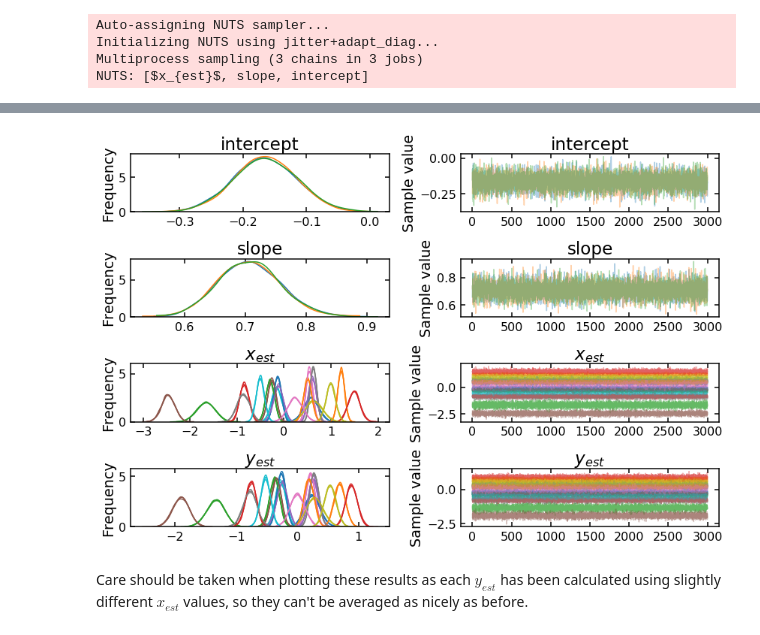
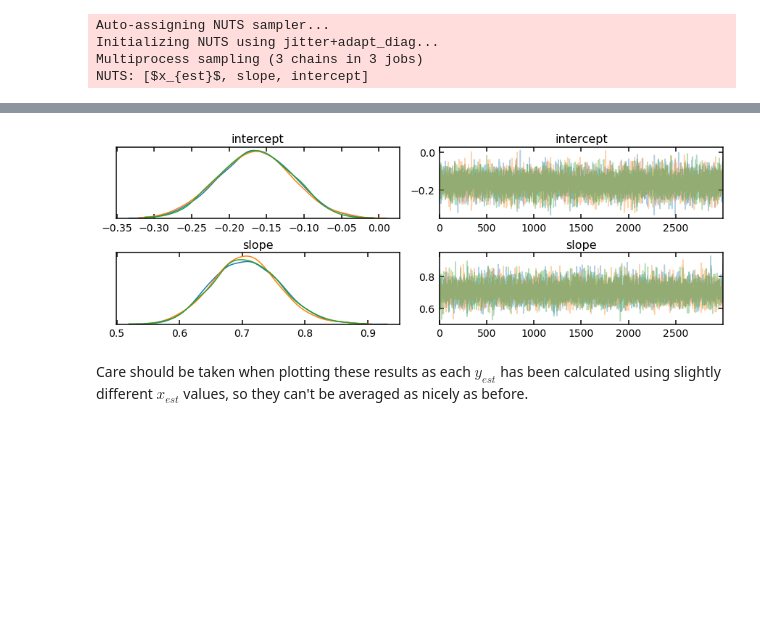
Before and after one commit to CKrawczyk/jupyter_data_languages, a Jupyter notebook: mcmc_fit_with_outliers_pymc.ipynb, the cells around one changed output, grey strips where cells are left out. Saved outputs shown, nothing was run; the diff lists cells and outputs as text; code cells hidden in the pictures; blank space fills up the shorter version.

```diff
--- a/mcmc_fit_with_outliers_pymc.ipynb
+++ b/mcmc_fit_with_outliers_pymc.ipynb
@@ -249,7 +249,6 @@ where $x_{i}, y_{i}, \sigma_{yi}$ are the data from the `.csv` file, $m, b$ are
 
 Since we will be using a Bayesian approach to this fitting, we need to define priors for our fit parameters $\theta = \left[ m, b, P_b, \{q_{i}\}, Y_b, V_b \right]$.  We will use weakly informative priors in all the parameters.
 # %%
-from types import SimpleNamespace
 # User the theano.tensor versions of all the function calls
 # This ensures automatic derivatives can be taken at function evaluation
 def logp_signoise(y_obs, y_est, sigma_y, qi, Yb, Vb):
@@ -295,10 +294,8 @@ with pm.Model() as mdl_signoise:
     )
     # defind the latex representation of the custom liklihood
     likelihood.__latex__ = lambda : r'$\text{likelihood} \sim \prod{\left[(1-P_{b}) * \text{Normal}(mu=y_{est}, sd=\sigma_{y}) + P_{b} * \text{Normal}(mu=Y_{b}, sd=\sqrt{V_{b} + \sigma_{y}^2})\right]}$'
-    likelihood.tag = SimpleNamespace(test_value = data.x)
 
 display(mdl_signoise)
-display(pm.model_to_graphviz(mdl_signoise))
 # %% [output]
 $$
             \begin{array}{rcl}
@@ -311,7 +307,7 @@ with mdl_signoise:
     traces_signoise = pm.sample(
         3000,
         tune=2000,
-        target_accept=0.999,
+        step_kwargs={'nuts': {'target_accept': 0.999}},
         chains=3,
         cores=3
     )
@@ -645,6 +643,6 @@ Initializing NUTS using jitter+adapt_diag...
 Multiprocess sampling (3 chains in 3 jobs)
 NUTS: [$x_{est}$, slope, intercept]
 # %%
-display(pm.summary(traces_ols_2, varnames=['intercept', 'slope']).round(4))
-pm.traceplot(traces_ols_2);
+display(pm.summary(traces_ols_2, var_names=['intercept', 'slope']))
+pm.traceplot(traces_ols_2, var_names=['intercept', 'slope']);
 # %% [output]
@@ -654,4 +652,4 @@ pm.traceplot(traces_ols_2);
-[figure, old version]
+[figure, new version]
 # %% [markdown]
 Care should be taken when plotting these results as each $y_{est}$ has been calculated using slightly different $x_{est}$ values, so they can't be averaged as nicely as before.
 # %%
```
Also changed, not shown: parts of 16 cells of this notebook, 1 other file.
